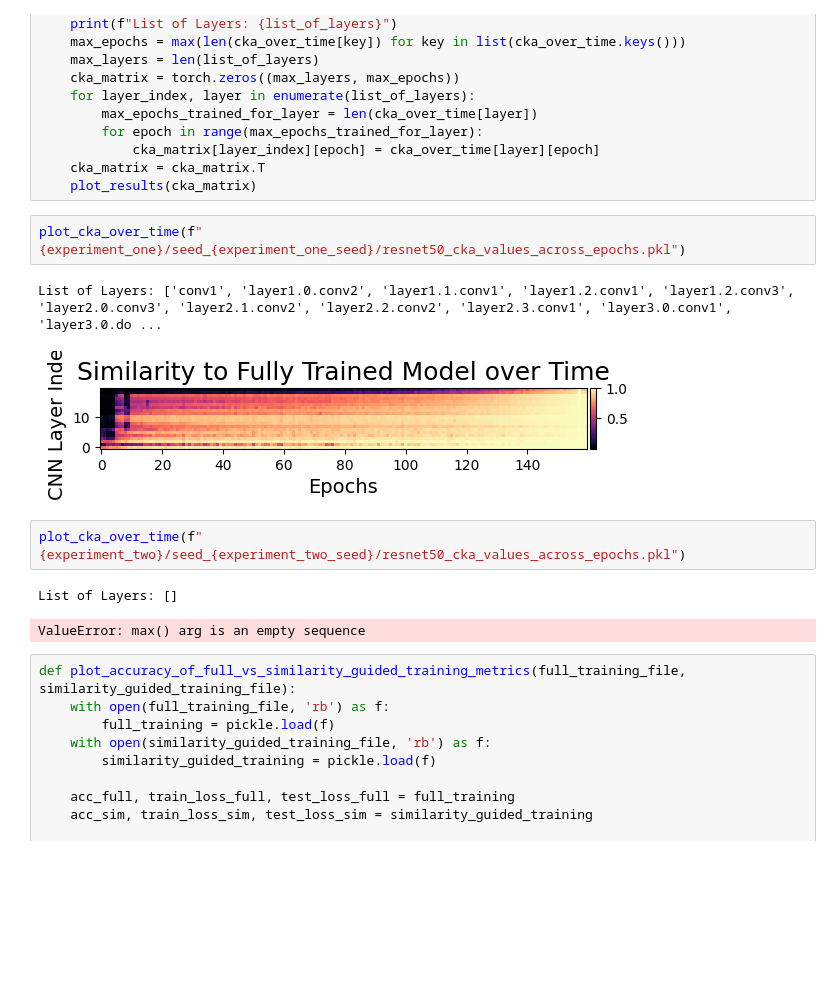
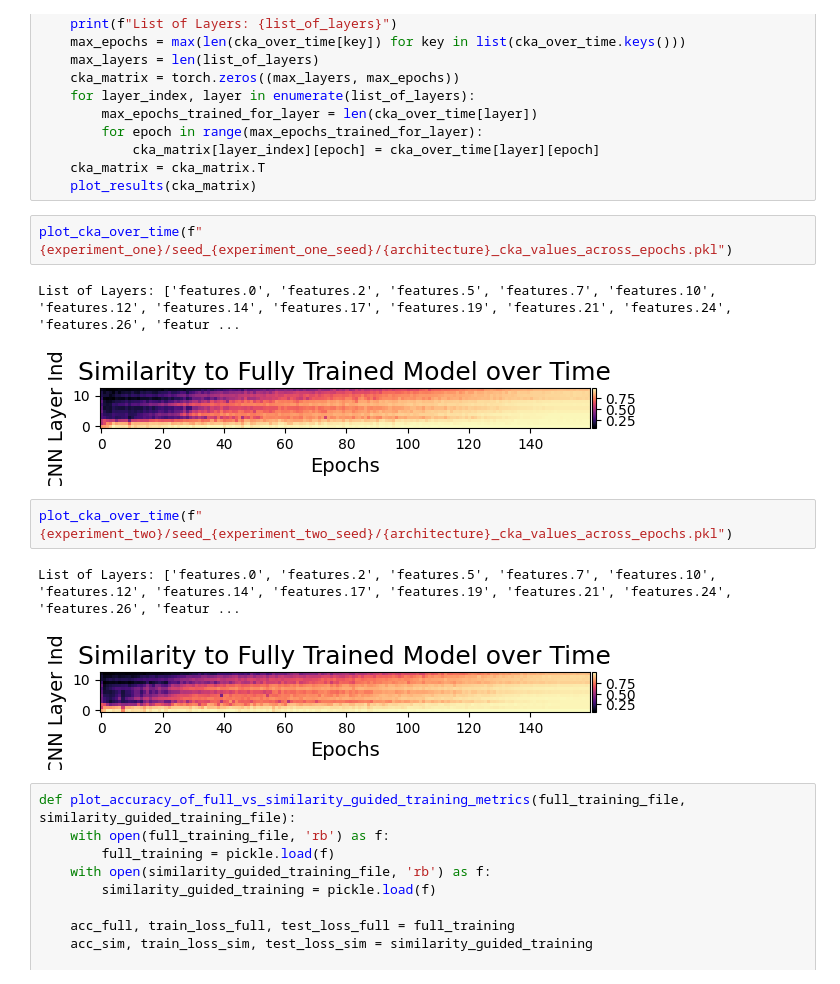
Before and after one commit to Ktuzinowski/MambaFRZ, a Jupyter notebook: CompareResultsOfTwoExperiments.ipynb, the cells around one changed output. Cells and saved outputs as stored; diff of their text form; blank space fills up the shorter version.

```diff
--- a/CompareResultsOfTwoExperiments.ipynb
+++ b/CompareResultsOfTwoExperiments.ipynb
@@ -81,15 +81,15 @@ def plot_cka_over_time(cka_over_time_file):
     cka_matrix = cka_matrix.T
     plot_results(cka_matrix)
 # %%
-plot_cka_over_time(f"{experiment_one}/seed_{experiment_one_seed}/resnet50_cka_values_across_epochs.pkl")
+plot_cka_over_time(f"{experiment_one}/seed_{experiment_one_seed}/{architecture}_cka_values_across_epochs.pkl")
 # %% [output]
-List of Layers: ['conv1', 'layer1.0.conv2', 'layer1.1.conv1', 'layer1.2.conv1', 'layer1.2.conv3', 'layer2.0.conv3', 'layer2.1.conv2', 'layer2.2.conv2', 'layer2.3.conv1', 'layer3.0.conv1', 'layer3.0.do ...
+List of Layers: ['features.0', 'features.2', 'features.5', 'features.7', 'features.10', 'features.12', 'features.14', 'features.17', 'features.19', 'features.21', 'features.24', 'features.26', 'featur ...
-[figure, old version]
+[figure, new version]
 # %%
-plot_cka_over_time(f"{experiment_two}/seed_{experiment_two_seed}/resnet50_cka_values_across_epochs.pkl")
+plot_cka_over_time(f"{experiment_two}/seed_{experiment_two_seed}/{architecture}_cka_values_across_epochs.pkl")
 # %% [output]
-List of Layers: []
+List of Layers: ['features.0', 'features.2', 'features.5', 'features.7', 'features.10', 'features.12', 'features.14', 'features.17', 'features.19', 'features.21', 'features.24', 'features.26', 'featur ...
-ValueError: max() arg is an empty sequence
+[figure, added]
 # %%
 def plot_accuracy_of_full_vs_similarity_guided_training_metrics(full_training_file, similarity_guided_training_file):
     with open(full_training_file, 'rb') as f:
```
Also changed, not shown: parts of 16 cells of this notebook, 21 other files.
